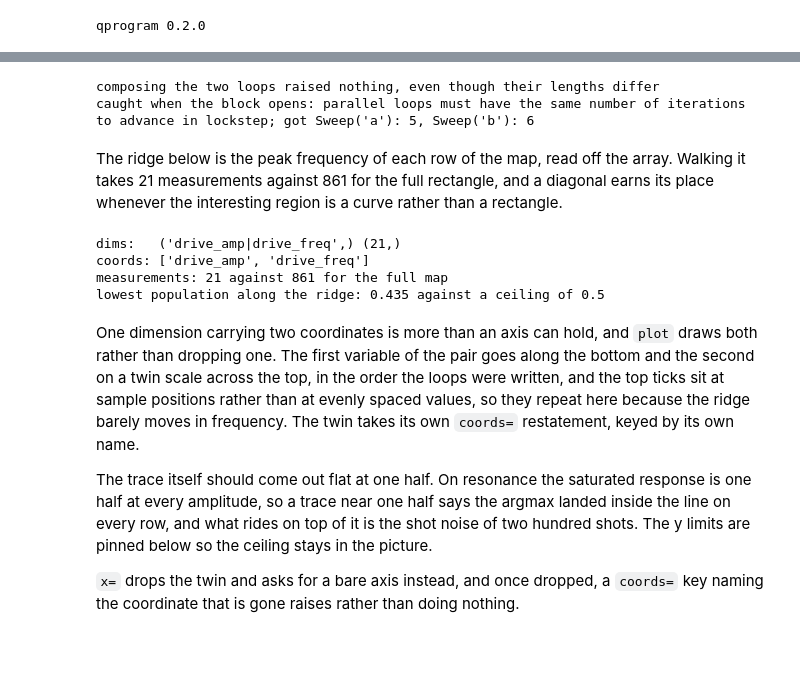
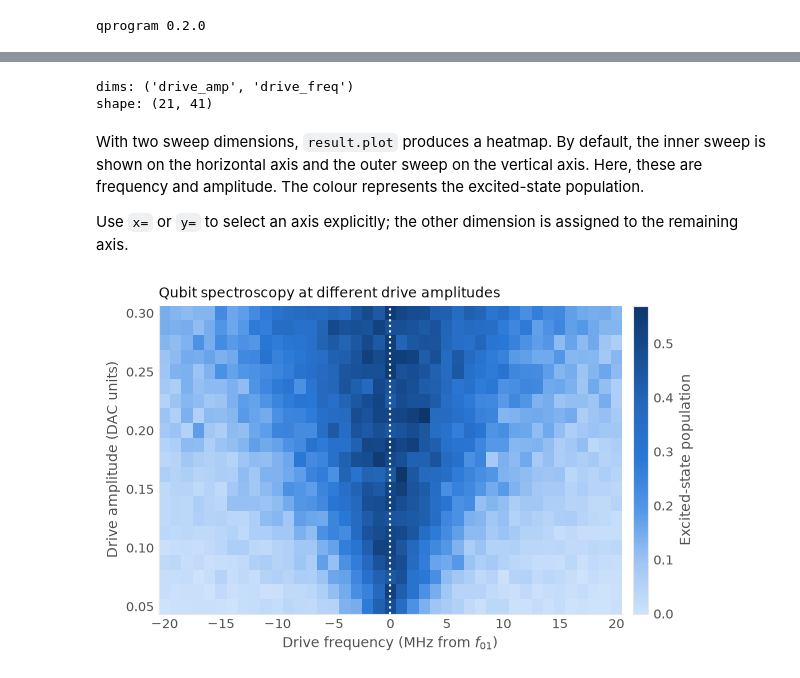
Before and after one commit to qilimanjaro-tech/ieee-qce26-qprogram-tutorial, a Jupyter notebook: notebooks/02_basics.ipynb, the cells around one changed output, grey strips where cells are left out. Saved outputs shown, nothing was run; the diff lists cells and outputs as text; code cells hidden in the pictures; blank space fills up the shorter version.

```diff
--- a/notebooks/02_basics.ipynb
+++ b/notebooks/02_basics.ipynb
@@ -659,50 +715,31 @@ In the result the pair shares one dimension whose name joins the ids, carrying o
 # %%
-mismatched = qp.QProgram(label="mismatched", schema=schema)
-a = mismatched.variable("a")
-b = mismatched.variable("b")
+map_result = qp.simulate(two_tone, model=qp.MockMeasurementModel(p_excited=p_saturated, seed=11))
+population = map_result.get(m_two_tone, field=MeasurementField.STATE)
 
-pair_of_loops = mismatched.sweep(a, qp.Linspace(0, 1, 5)) | mismatched.sweep(b, qp.Linspace(0, 1, 6))
-print("composing the two loops raised nothing, even though their lengths differ")
-
-try:
-    with pair_of_loops:
-        pass
-except qp.ValidationError as exc:
-    print("caught when the block opens:", exc)
+print("dims:", population.dims)  # drive_amp first, then drive_freq.
+print("shape:", population.shape)  # 21 amplitudes × 41 frequencies; shots are averaged.
 # %% [output]
-composing the two loops raised nothing, even though their lengths differ
-caught when the block opens: parallel loops must have the same number of iterations to advance in lockstep; got Sweep('a'): 5, Sweep('b'): 6
+dims: ('drive_amp', 'drive_freq')
+shape: (21, 41)
 # %% [markdown]
-The ridge below is the peak frequency of each row of the map, read off the array. Walking it takes 21 measurements against 861 for the full rectangle, and a diagonal earns its place whenever the interesting region is a curve rather than a rectangle.
+With two sweep dimensions, `result.plot` produces a heatmap. By default, the inner sweep is shown on the horizontal axis and the outer sweep on the vertical axis. Here, these are frequency and amplitude. The colour represents the excited-state population.
+
+Use `x=` or `y=` to select an axis explicitly; the other dimension is assigned to the remaining axis.
 # %%
-ridge_freqs = scan[rows.argmax(axis=1)]
-
-ridge = qp.QProgram(label="qubit_ridge", schema=schema)
-r_amp = ridge.variable("drive_amp", label="Drive amplitude", units="DAC units")
-r_freq = ridge.variable("drive_freq", label="Drive frequency", units="Hz")
-
-with ridge.average(shots=200):
-    with ridge.sweep(r_amp, qp.Values(amps)) | ridge.sweep(r_freq, qp.Values(ridge_freqs)):
-        ridge.set_frequency(q[0].drive, r_freq)
-        ridge.play(q[0].drive, IQZero(Square(amplitude=r_amp, duration=20_000)))
-        ridge.sync([q[0].drive, q[0].readout])
-        m_ridge = ridge.measure(q[0].readout, "readout", "weights", fields=(MeasurementField.STATE,))
+ax_map = map_result.plot(
+    m_two_tone,
+    field=MeasurementField.STATE,
+    coords={
+        "drive_freq": Quantity(
+            label="Drive frequency",
+            units="MHz from $f_{01}$",
+            transform=lambda v: (v - F_01) / 1e6,
+        ),
+    },
+    value=Quantity("Excited-state population"),
+    title="Qubit spectroscopy at different drive amplitudes",
+)
+ax_map.axvline(0.0, color="white", linestyle=":")  # Zero detuning is the model resonance.
+plt.show()
+# %% [output]
+[figure, added]
-# %%
-ridge_result = qp.simulate(ridge, model=qp.MockMeasurementModel(p_excited=p_saturated, seed=11))
-ridge_pop = ridge_result.get(m_ridge, field=MeasurementField.STATE)
-
-print("dims:  ", ridge_pop.dims, ridge_pop.shape)
-print("coords:", list(ridge_pop.coords))
-print("measurements:", ridge_pop.sizes["drive_amp|drive_freq"], "against", 21 * 41, "for the full map")
-print("lowest population along the ridge:", round(float(ridge_pop.min()), 3), "against a ceiling of 0.5")
-# %% [output]
-dims:   ('drive_amp|drive_freq',) (21,)
-coords: ['drive_amp', 'drive_freq']
-measurements: 21 against 861 for the full map
-lowest population along the ridge: 0.435 against a ceiling of 0.5
-# %% [markdown]
-One dimension carrying two coordinates is more than an axis can hold, and `plot` draws both rather than dropping one. The first variable of the pair goes along the bottom and the second on a twin scale across the top, in the order the loops were written, and the top ticks sit at sample positions rather than at evenly spaced values, so they repeat here because the ridge barely moves in frequency. The twin takes its own `coords=` restatement, keyed by its own name.
-
-The trace itself should come out flat at one half. On resonance the saturated response is one half at every amplitude, so a trace near one half says the argmax landed inside the line on every row, and what rides on top of it is the shot noise of two hundred shots. The y limits are pinned below so the ceiling stays in the picture.
-
-`x=` drops the twin and asks for a bare axis instead, and once dropped, a `coords=` key naming the coordinate that is gone raises rather than doing nothing.
```
Also changed, not shown: parts of 92 cells of this notebook, 8 other files.
